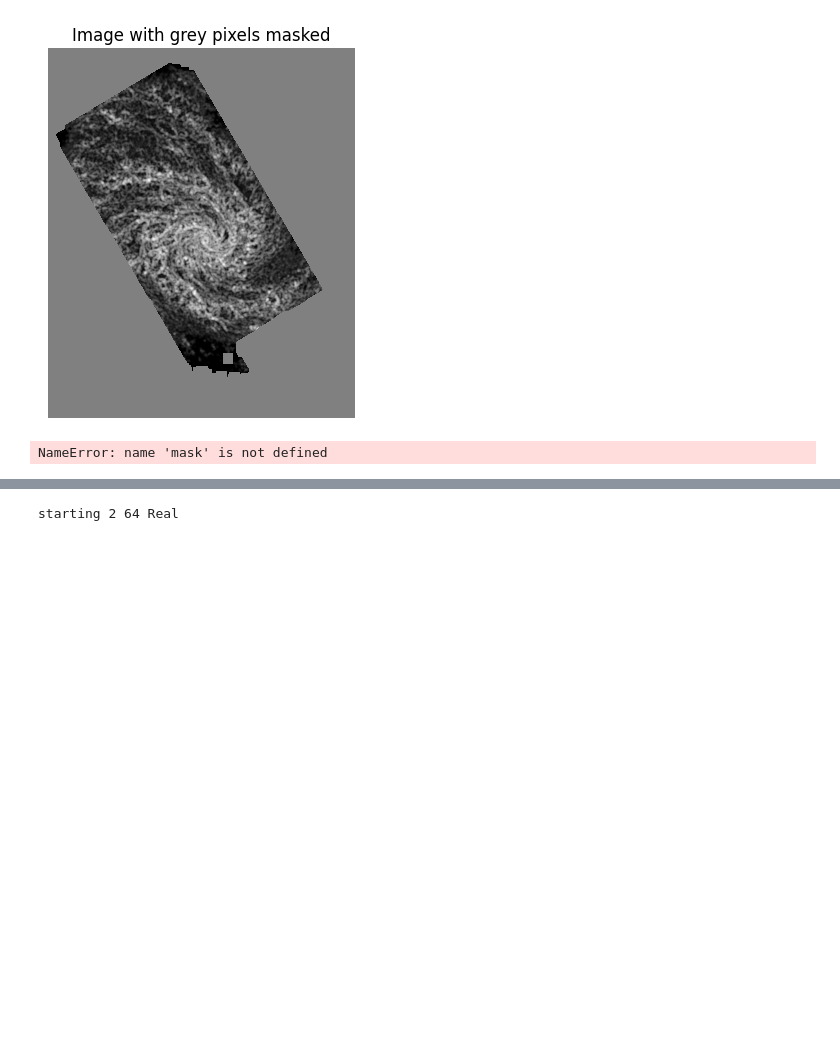
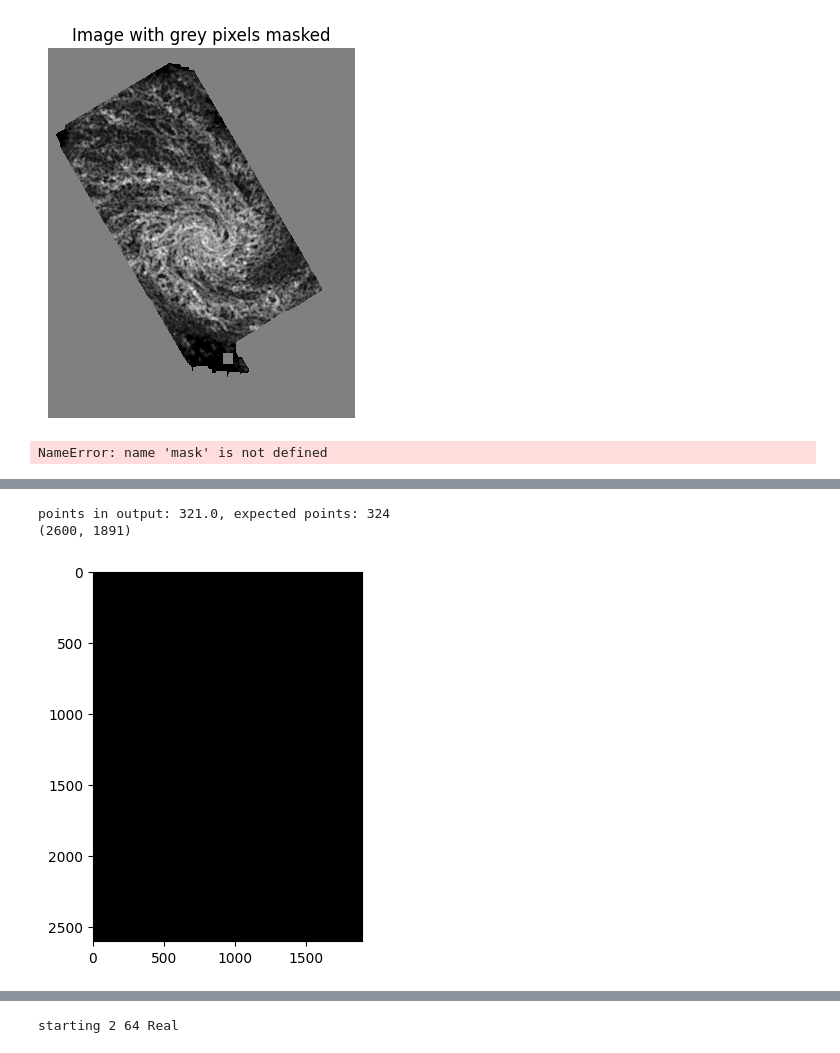
Before and after one commit to JHoffmann12/PHANGSDustFill, a Jupyter notebook: Identification/FilamentIdentification.ipynb, the cells around one changed output, grey strips where cells are left out. Saved outputs shown, nothing was run; the diff lists cells and outputs as text; code cells hidden in the pictures; blank space fills up the shorter version.

```diff
--- a/Identification/FilamentIdentification.ipynb
+++ b/Identification/FilamentIdentification.ipynb
@@ -162,0 +206,64 @@ fits.writeto(fits_file_path, skeleton_image, overwrite=True)
+# %%
+from astropy.io import fits
+from astropy.wcs import WCS
+import numpy as np
+import pandas as pd
+import matplotlib.pyplot as plt
+
+# Path to CSV containing coordinates
+csv_file_path = r"C:\Users\HP\Documents\JHU_Academics\Research\Soax_results_blocking_V2\ngc0628\SOAXOutput\256pc\best_param7\ngc0628_F770W_starsub_anchored_CDDss0256pc_arcsinh0p1.fits_Blocked--ridge0.02750--stretch2.000.txt_to_CSV.csv"
+# Load the original FITS file and its WCS
+original_fits_file = r"C:\Users\HP\Documents\JHU_Academics\Research\Soax_results_blocking_V2\ngc0628\BkgSubDivRMS\ngc0628_F770W_starsub_anchored_CDDss0256pc_arcsinh0p1.fits_divRMS.fits"
+with fits.open(original_fits_file) as hdul_orig:
+    wcs_orig = WCS(hdul_orig[0].header)
+    image_data = np.array(hdul_orig[0].data)  # Assuming the image data is in the primary HDU
+    original_header = hdul_orig[0].header
+
+# Load the blocked FITS file and its WCS
+blocked_fits_file = r"C:\Users\HP\Documents\JHU_Academics\Research\Soax_results_blocking_V2\ngc0628\SOAXOutput\256pc\best_param7\ngc0628_F770W_starsub_anchored_CDDss0256pc_arcsinh0p1.fits_Blocked--ridge0.02750--stretch2.000.txt_to_FITS.fits"
+with fits.open(blocked_fits_file) as hdul_blocked:
+    wcs_blocked = WCS(hdul_blocked[0].header)
+
+# Read CSV to get coordinates
+df = pd.read_csv(csv_file_path)
+x_coords = pd.to_numeric(df["x"], errors="coerce")
+y_coords = pd.to_numeric(df["y"], errors="coerce")
+
+# Drop NaN values
+coords = pd.DataFrame({"x": x_coords, "y": y_coords}).dropna()
+
+# Step 1: Convert blocked image coordinates to world coordinates (RA, Dec)
+world_coords = wcs_blocked.pixel_to_world(coords["x"], coords["y"])
+
+# Step 2: Convert world coordinates to pixel coordinates in the original image
+x_original, y_original = wcs_orig.world_to_pixel(world_coords)
+
+# Initialize an empty image to store the mapped coordinates
+gray_image = np.zeros_like(image_data)
+
+# Filter out NaN coordinates and ensure coordinates are valid
+coordinates = [(x, y) for x, y in zip(x_original, y_original) if not (np.isnan(x) or np.isnan(y))]
+
+count = 0
+# Ensure coordinates are within the image bounds
+for (x, y) in coordinates:
+    x = int(round(x))  # Round to nearest integer
+    y = int(round(y))  # Round to nearest integer
+    if 0 <= x < gray_image.shape[1] and 0 <= y < gray_image.shape[0]:
+        gray_image[y, x] = 1  # Mark the pixel as 1
+    else:
+        count+=1
+        print(count)
+
+# Print statistics about the number of points mapped
+print(f"points in output: {np.sum(gray_image)}, expected points: {len(coordinates)}")
+print(np.shape(gray_image))
+# Display the final image
+plt.imshow(gray_image, cmap="gray")
+plt.show()
+
+# Save the output image as a FITS file
+path = r"C:\Users\HP\Documents\JHU_Academics\Research\Soax_results_blocking_V2\256Vertexngc0628.fits"
+hdu = fits.PrimaryHDU(gray_image, header=original_header)
+hdu.writeto(path, overwrite=True)
+# %% [output]
@@ -162,0 +276,3 @@ fits.writeto(fits_file_path, skeleton_image, overwrite=True)
+points in output: 321.0, expected points: 324
+(2600, 1891)
+[figure, added]
```
Also changed, not shown: parts of 4 cells of this notebook, 5 other files.
